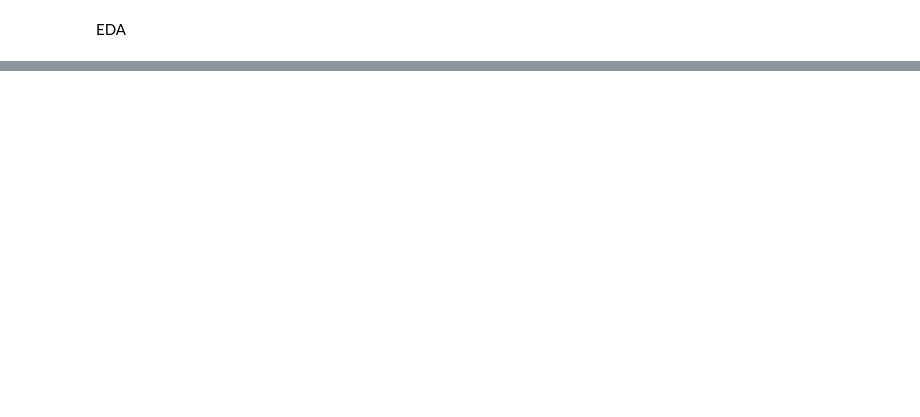
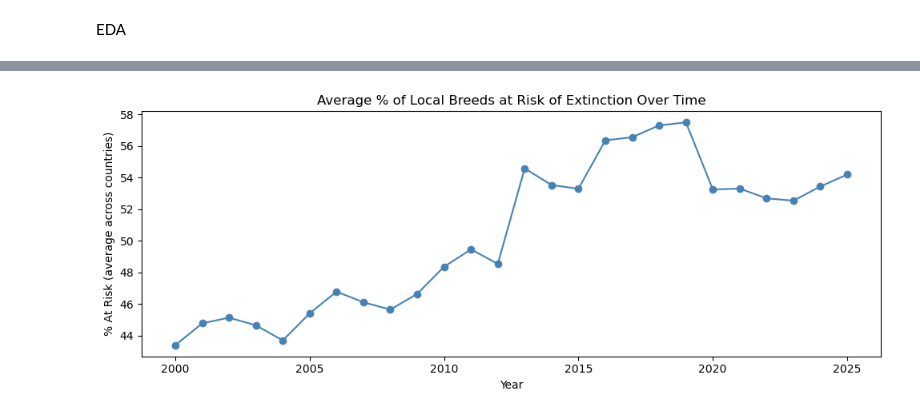
Before and after one commit to senara20240943-droid/Data-science-ICW, a Jupyter notebook: Data cleaning.ipynb, the cells around one changed output, grey strips where cells are left out. Saved outputs shown, nothing was run; the diff lists cells and outputs as text; code cells hidden in the pictures; blank space fills up the shorter version.

Commit message:
EDA charts

```diff
--- a/Data cleaning.ipynb
+++ b/Data cleaning.ipynb
@@ -106,0 +103,10 @@ FileNotFoundError: [Errno 2] No such file or directory: '/Users/senarajayawarden
+# %%
+import pandas as pd
+import matplotlib.pyplot as plt
+
+df = pd.read_csv("clean.csv")
+
+print("Shape:", df.shape)
+print("Countries:", df["country"].nunique())
+print("Year range:", df["year"].min(), "-", df["year"].max())
+print(df.describe())
@@ -106,0 +126,13 @@ FileNotFoundError: [Errno 2] No such file or directory: '/Users/senarajayawarden
+# %%
+# -- Plot 1: Global average % at risk over time --
+yearly = df.groupby("year")["pct_at_risk"].mean()
+
+plt.figure(figsize=(10, 4))
+plt.plot(yearly.index, yearly.values, marker="o", color="steelblue")
+plt.title("Average % of Local Breeds at Risk of Extinction Over Time")
+plt.xlabel("Year")
+plt.ylabel("% At Risk (average across countries)")
+plt.tight_layout()
+plt.show()
+# %% [output]
+[figure, added]
```
Also changed, not shown: parts of 14 cells of this notebook, 1 other file.
